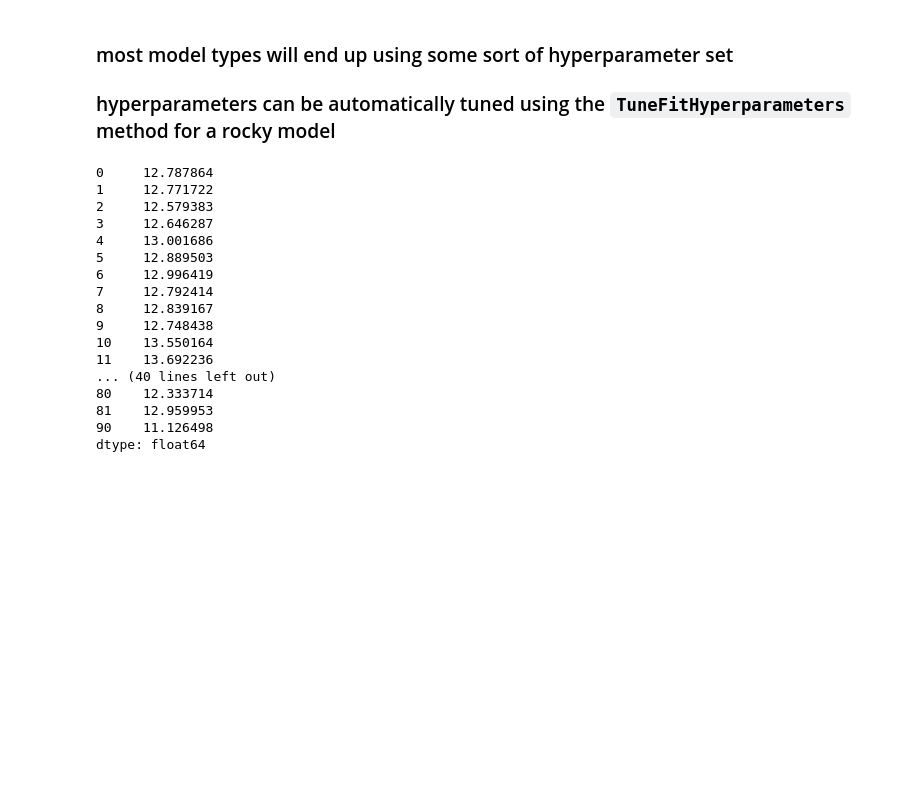
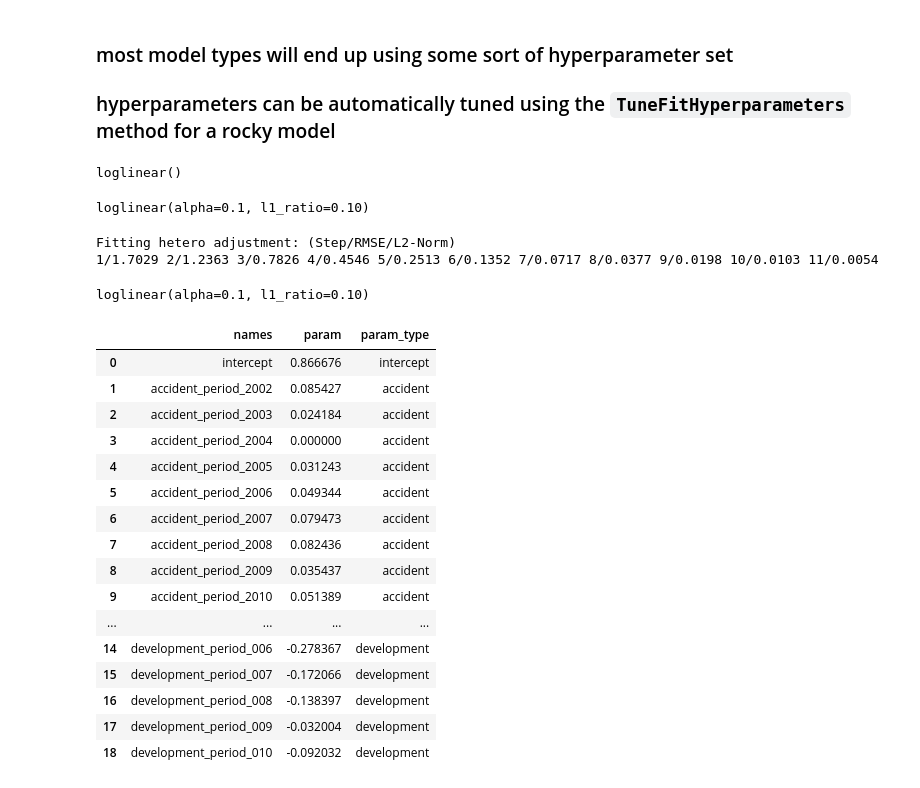
Before and after one commit to rocky-reserving/rocky, a Jupyter notebook: rocky-app/src/rocky/rocky-demo-073123.ipynb, the cells around one changed output. Saved outputs shown, nothing was run; the diff lists cells and outputs as text; code cells hidden in the pictures; blank space fills up the shorter version.

```diff
--- a/rocky-app/src/rocky/rocky-demo-073123.ipynb
+++ b/rocky-app/src/rocky/rocky-demo-073123.ipynb
@@ -79,23 +82,42 @@ loglinear()
 ### most model types will end up using some sort of hyperparameter set
 
 ### hyperparameters can be automatically tuned using the `TuneFitHyperparameters` method for a rocky model
-# %%
-rky.icrfs.GetY()
-# %% [output]
-0     12.787864
-1     12.771722
-2     12.579383
-3     12.646287
-4     13.001686
-5     12.889503
-6     12.996419
-7     12.792414
-8     12.839167
-9     12.748438
-10    13.550164
-11    13.692236
-... (40 lines left out)
-80    12.333714
-81    12.959953
-90    11.126498
-dtype: float64
+# %%
+# rky.icrfs.TuneFitHyperparameters(measures={'tuning_mse_mean':'min', 'tuning_mae_mean':'min', 'tuning_mse_std':'min'})
+rky.icrfs
+# %% [output]
+loglinear()
+# %%
+rky.icrfs.SetHyperparameters(alpha=0.1, l1_ratio=0.1)
+rky.icrfs
+# %% [output]
+loglinear(alpha=0.1, l1_ratio=0.10)
+# %%
+rky.icrfs.Fit()
+rky.icrfs.FitHetero()
+icrfs = rky.icrfs
+icrfs
+# %% [output]
+Fitting hetero adjustment: (Step/RMSE/L2-Norm)
+1/1.7029 2/1.2363 3/0.7826 4/0.4546 5/0.2513 6/0.1352 7/0.0717 8/0.0377 9/0.0198 10/0.0103 11/0.0054
+loglinear(alpha=0.1, l1_ratio=0.10)
+# %%
+icrfs.GetParameters()
+# %% [output]
+|  | names | param | param_type |
+| 0 | intercept | 0.866676 | intercept |
+| 1 | accident_period_2002 | 0.085427 | accident |
+| 2 | accident_period_2003 | 0.024184 | accident |
+| 3 | accident_period_2004 | 0.000000 | accident |
+| 4 | accident_period_2005 | 0.031243 | accident |
+| 5 | accident_period_2006 | 0.049344 | accident |
+| 6 | accident_period_2007 | 0.079473 | accident |
+| 7 | accident_period_2008 | 0.082436 | accident |
+| 8 | accident_period_2009 | 0.035437 | accident |
+| 9 | accident_period_2010 | 0.051389 | accident |
+| ... | ... | ... | ... |
+| 14 | development_period_006 | -0.278367 | development |
+| 15 | development_period_007 | -0.172066 | development |
+| 16 | development_period_008 | -0.138397 | development |
+| 17 | development_period_009 | -0.032004 | development |
+| 18 | development_period_010 | -0.092032 | development |
```
Also changed, not shown: parts of 5 cells of this notebook, 5 other files.
